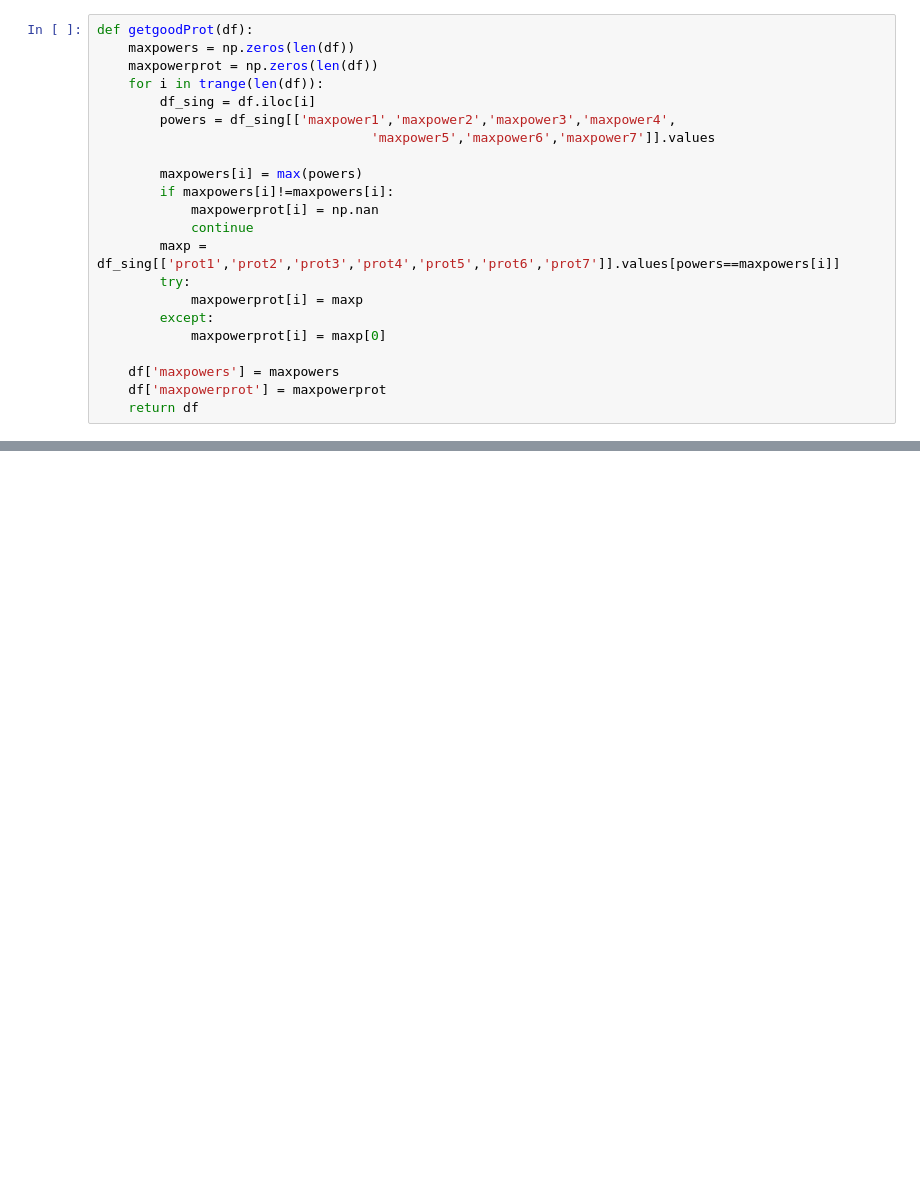
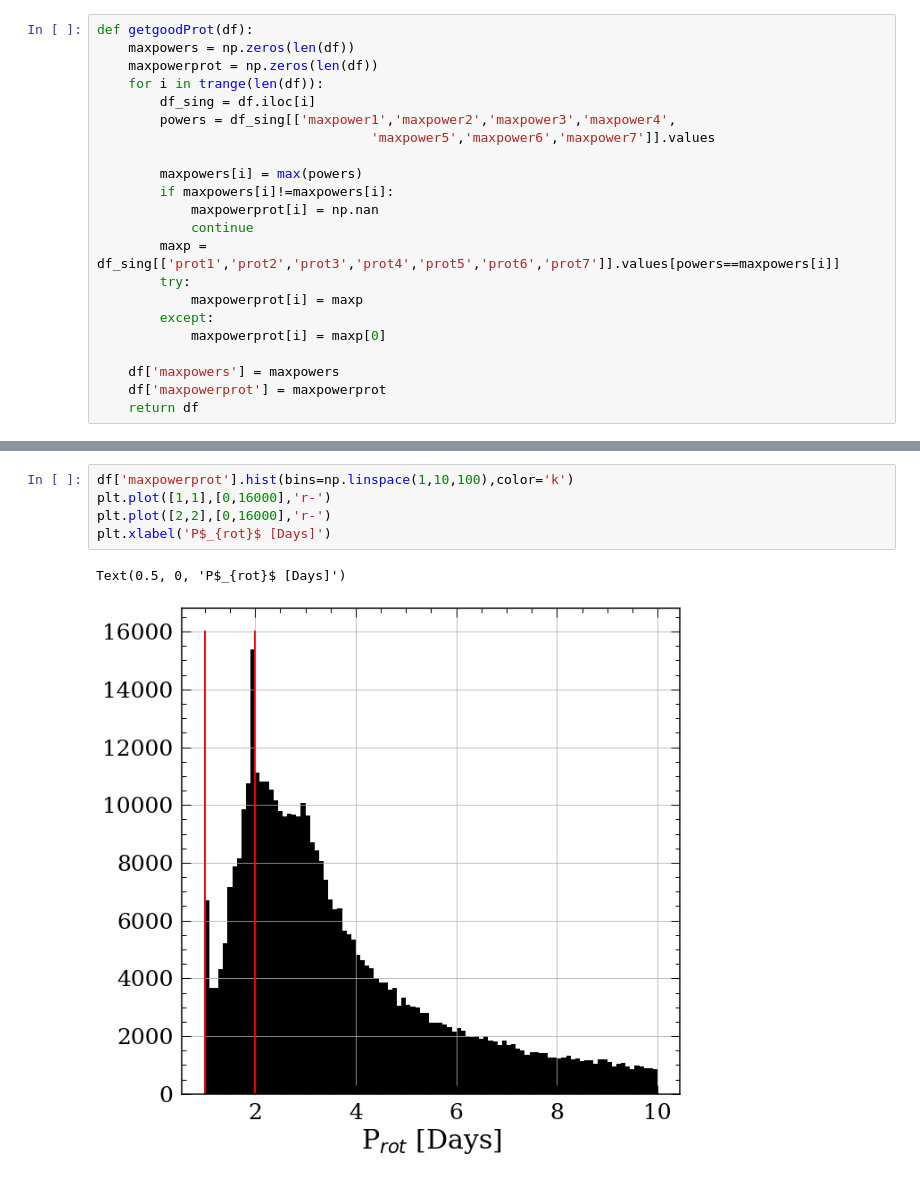
Before and after one commit to lyx12311/ztfProt, a Jupyter notebook: osg/ZTF_gaiaCross/CombineProt.ipynb, the cells around one changed output, grey strips where cells are left out. Saved outputs shown, nothing was run; the diff lists cells and outputs as text; blank space fills up the shorter version.

```diff
--- a/osg/ZTF_gaiaCross/CombineProt.ipynb
+++ b/osg/ZTF_gaiaCross/CombineProt.ipynb
@@ -58,3 +58,11 @@ print(len(df))
+# %%
+df['maxpowerprot'].hist(bins=np.linspace(1,10,100),color='k')
+plt.plot([1,1],[0,16000],'r-')
+plt.plot([2,2],[0,16000],'r-')
+plt.xlabel('P$_{rot}$ [Days]')
+# %% [output]
+Text(0.5, 0, 'P$_{rot}$ [Days]')
+[figure, added]
 # %%
 df_filt = df.loc[df['maxpowers']>0.59]
 df_filt = df_filt.loc[df_filt['maxpowerprot']>1.1]
```
Also changed, not shown: parts of 7 cells of this notebook.
